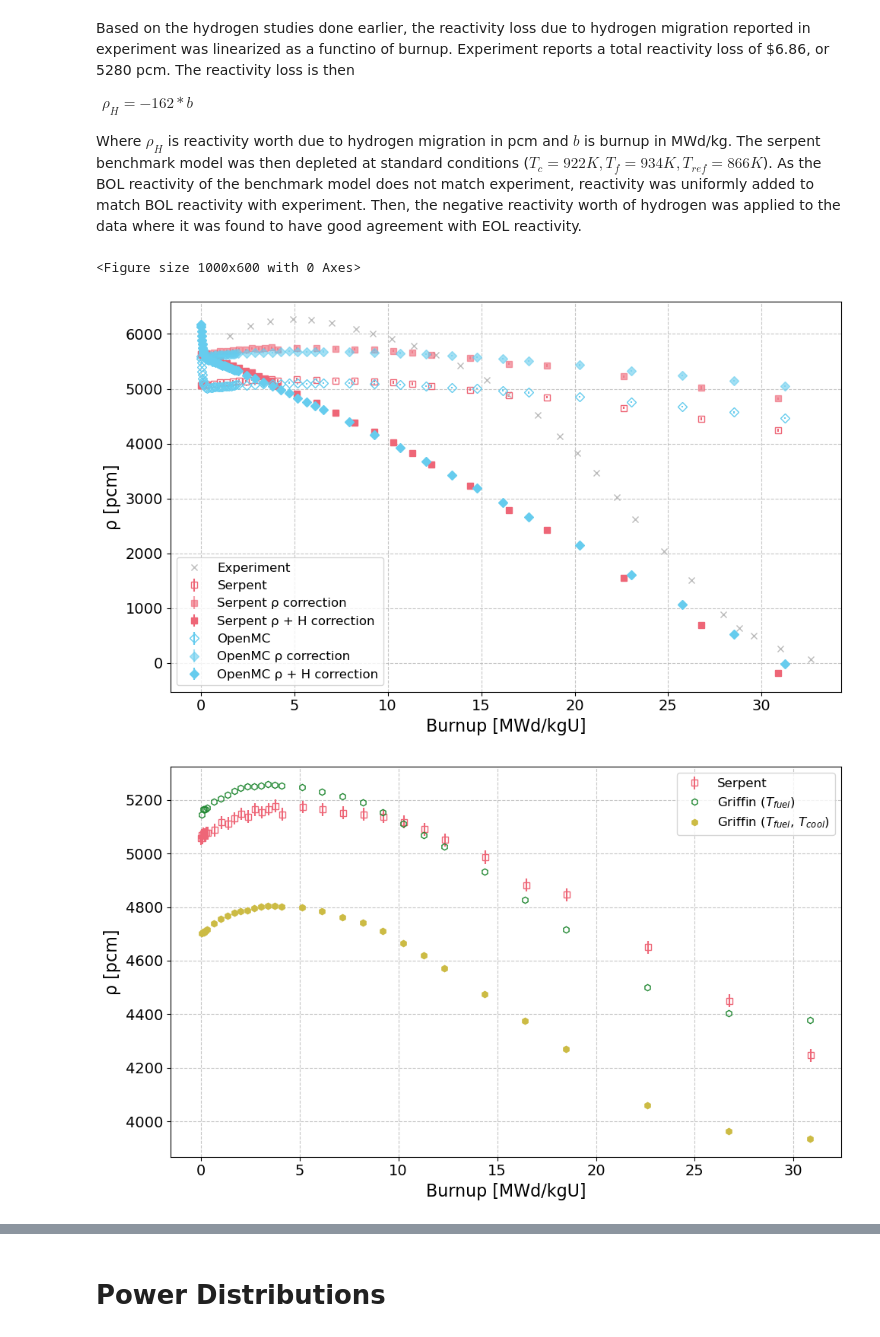
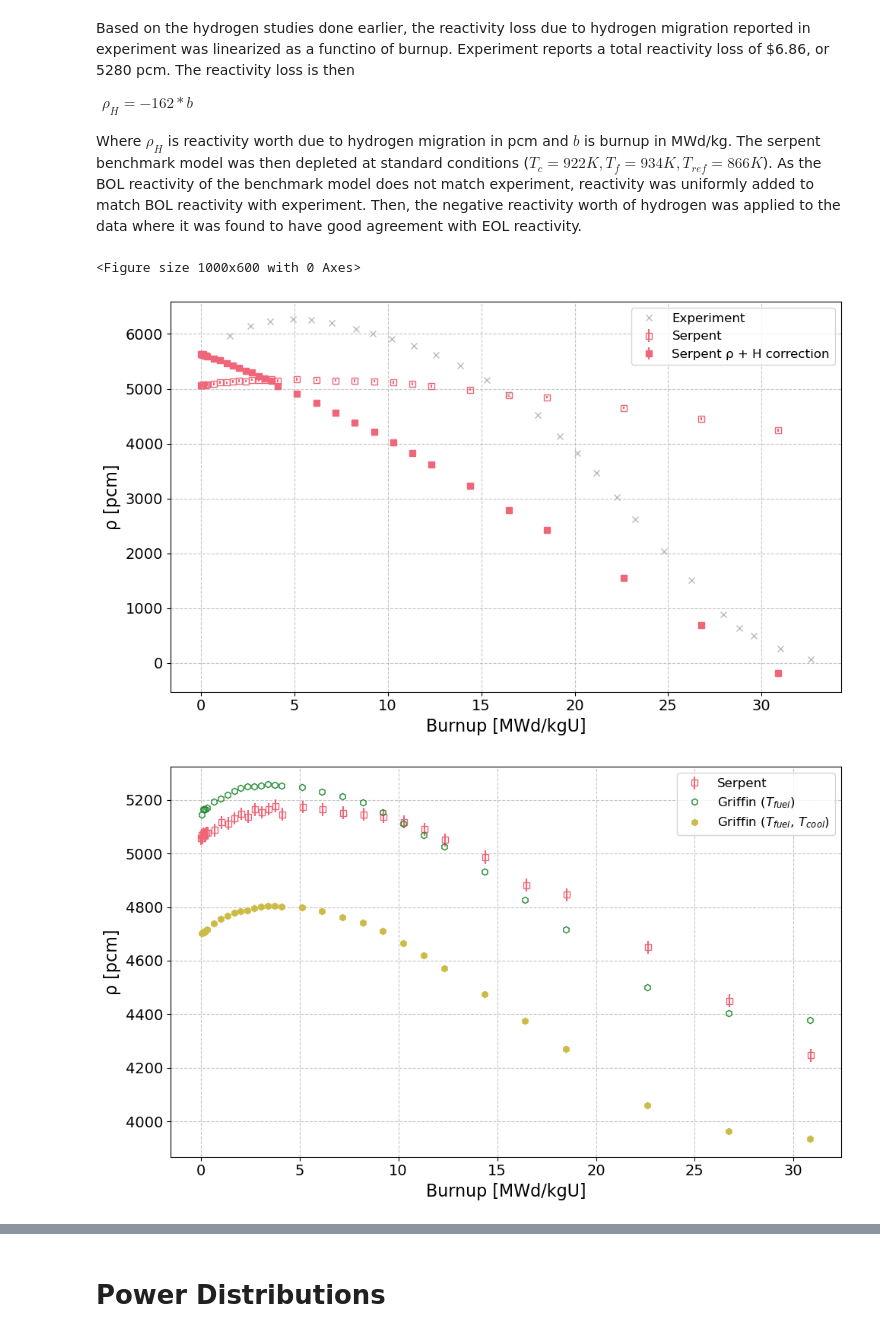
Before and after one commit to CORE-GATECH-GROUP/SNAP-REACTORS, a Jupyter notebook: snapReactors/reactor_models/Wet_Experiment_Models/analysis.ipynb, the cells around one changed output, grey strips where cells are left out. Cells and saved outputs as stored; diff of their text form; code cells hidden in the pictures.

```diff
--- a/snapReactors/reactor_models/Wet_Experiment_Models/analysis.ipynb
+++ b/snapReactors/reactor_models/Wet_Experiment_Models/analysis.ipynb
@@ -2588,22 +2588,22 @@ plt.errorbar(exp_burnup, exp_rho, fmt='x', markersize=6, label="Experiment", col
 plt.errorbar(serpent_burnup[:-3], serpent_rho[:-3], yerr=serpent_err[:-3],
              fmt='s', markersize=6, markerfacecolor='none', markeredgecolor=serpent_color,
              label='Serpent', color=serpent_color)
-plt.errorbar(serpent_burnup[:-3], serpent_rho_no_loss[:-3], yerr=serpent_err[:-3],
-             fmt='s', markersize=6, markerfacecolor=serpent_color, markeredgecolor=serpent_color,
-             alpha=0.6, label='Serpent ρ correction', color=serpent_color)
+# plt.errorbar(serpent_burnup[:-3], serpent_rho_no_loss[:-3], yerr=serpent_err[:-3],
+#              fmt='s', markersize=6, markerfacecolor=serpent_color, markeredgecolor=serpent_color,
+#              alpha=0.6, label='Serpent ρ correction', color=serpent_color)
 plt.errorbar(serpent_burnup[:-3], serpent_rho_adjusted[:-3], yerr=serpent_err[:-3],
              fmt='s', markersize=6, markerfacecolor=serpent_color, markeredgecolor=serpent_color,
              label='Serpent ρ + H correction', color=serpent_color)
 
-plt.errorbar(openmc_burnup_dep[:-3], openmc_rho_dep[:-3], yerr=openmc_err_dep[:-3],
-             fmt='D', markersize=6, markerfacecolor='none', markeredgecolor=openmc_color,
-             label='OpenMC', color=openmc_color)
-plt.errorbar(openmc_burnup_dep[:-3], openmc_rho_no_loss[:-3], yerr=openmc_err_dep[:-3],
-             fmt='D', markersize=6, markerfacecolor=openmc_color, markeredgecolor=openmc_color,
-             alpha=0.6, label='OpenMC ρ correction', color=openmc_color)
-plt.errorbar(openmc_burnup_dep[:-3], openmc_rho_adjusted[:-3], yerr=openmc_err_dep[:-3],
-             fmt='D', markersize=6, markerfacecolor=openmc_color, markeredgecolor=openmc_color,
-             label='OpenMC ρ + H correction', color=openmc_color)
+# plt.errorbar(openmc_burnup_dep[:-3], openmc_rho_dep[:-3], yerr=openmc_err_dep[:-3],
+#              fmt='D', markersize=6, markerfacecolor='none', markeredgecolor=openmc_color,
+#              label='OpenMC', color=openmc_color)
+# plt.errorbar(openmc_burnup_dep[:-3], openmc_rho_no_loss[:-3], yerr=openmc_err_dep[:-3],
+#              fmt='D', markersize=6, markerfacecolor=openmc_color, markeredgecolor=openmc_color,
+#              alpha=0.6, label='OpenMC ρ correction', color=openmc_color)
+# plt.errorbar(openmc_burnup_dep[:-3], openmc_rho_adjusted[:-3], yerr=openmc_err_dep[:-3],
+#              fmt='D', markersize=6, markerfacecolor=openmc_color, markeredgecolor=openmc_color,
+#              label='OpenMC ρ + H correction', color=openmc_color)
 
 plt.xlabel("Burnup [MWd/kgU]", fontsize=16)
 plt.ylabel("ρ [pcm]", fontsize=16)
@@ -2719,34 +2719,34 @@ plt.show()
 ###########################################################################
 plt.figure(figsize=(10, 6))
 plt.errorbar(exp_burnup, exp_rho, fmt='x', markersize=6, label="Experiment", color=experiment_color)
 
 plt.errorbar(serpent_burnup[:-3], serpent_rho_adjusted[:-3], yerr=serpent_err[:-3],
              fmt='s', markersize=6, markerfacecolor=serpent_color, markeredgecolor=serpent_color,
              label='Serpent', color=serpent_color)
 plt.errorbar(griff_phys_burnup_Tfuel[1:], griff_phys_rho_Tf_adjusted[1:], yerr=serpent_err[1:-4], fmt='h', markersize=6,
              label=r'Griffin ($T_{fuel}$)', color=griffin_Tfuel_color)
 plt.errorbar(griff_phys_burnup[1:], griff_phys_rho_adjusted[1:], yerr=serpent_err[1:-4], fmt='h', markersize=6,
              label=r'Griffin ($T_{fuel}$, $T_{cool}$)', color=griffin_color)
 
 plt.xlabel("Burnup [MWd/kgU]", fontsize=16)
 plt.ylabel("ρ [pcm]", fontsize=16)
 plt.xticks(fontsize=14)
 plt.yticks(fontsize=14)
 plt.legend(fontsize=12)
 plt.grid(True, linestyle='--', alpha=0.7)
 plt.tight_layout()
 plt.show()
 
 # print(openmc_rho_adjusted[37])
 # print(openmc_err_dep[37])
 # # print(serpent_rho_adjusted[18])
 # print(serpent_burnup[37])
 # print(exp_burnup[-6])
 # print(exp_rho[-6])
 # # print(serpent_burnup)
 # %% [output]
 <Figure size 1000x600 with 0 Axes>
-[figure, old version]
+[figure, new version]
 [figure]
 [figure]
 [figure]
```
Also changed, not shown: parts of 1 cell of this notebook, 47 other files.
